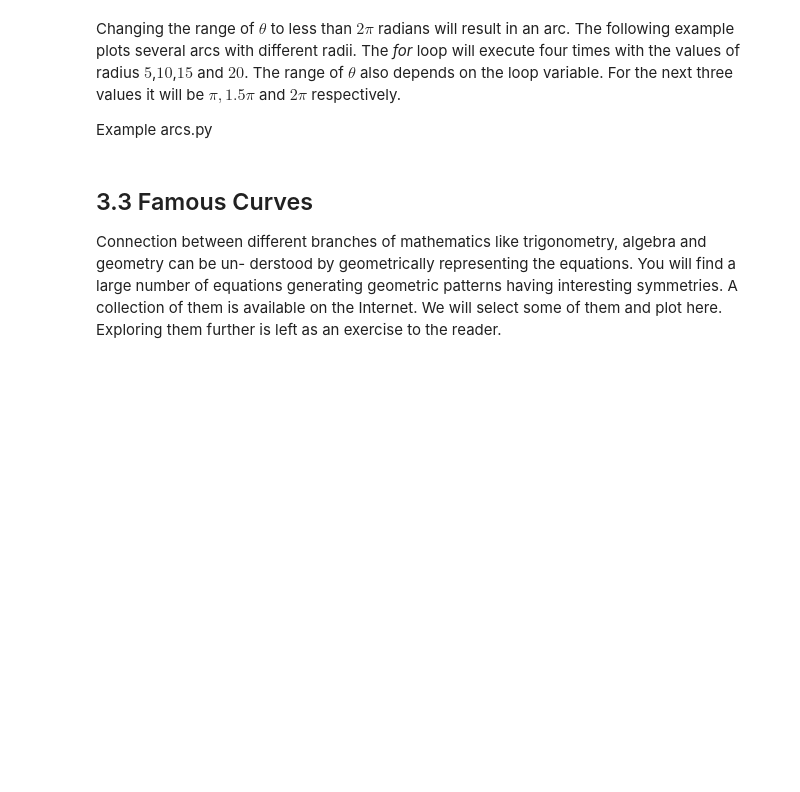
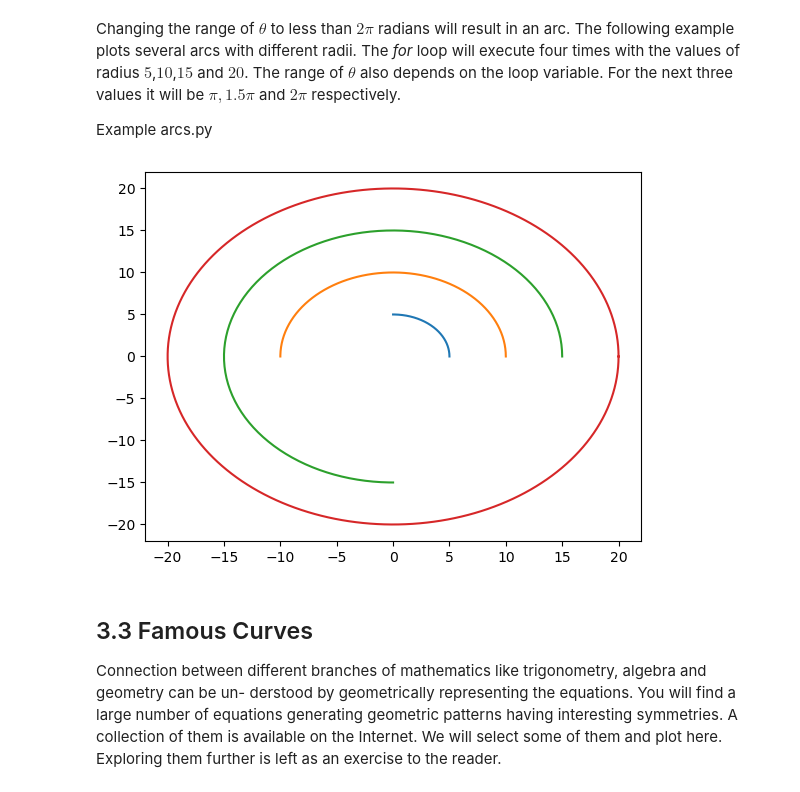
Before and after one commit to jacobantony987/python, a Jupyter notebook: 5SEC300 Python.ipynb, the cells around one changed output. Cells and saved outputs as stored; diff of their text form; code cells hidden in the pictures; blank space fills up the shorter version.

```diff
--- a/5SEC300 Python.ipynb
+++ b/5SEC300 Python.ipynb
@@ -1859,6 +1885,17 @@ show()
 Changing the range of $\theta$ to less than $2\pi$ radians will result in an arc. The following example plots several arcs with different radii. The *for* loop will execute four times with the values of radius $5$,$10$,$15$ and $20$. The range of $\theta$ also depends on the loop variable. For the next three values it will be $\pi,1.5\pi$ and $2\pi$ respectively.
 
 Example arcs.py
+# %%
+from pylab import *
+a = 10.0
+for a in range(5,21,5):
+    th = linspace(0, pi * a/10, 200)
+    x = a * cos(th)
+    y = a * sin(th)
+    plot(x,y)
+show()
+# %% [output]
+[figure, added]
 # %% [markdown]
 ## 3.3 Famous Curves
 
```
Also changed, not shown: parts of 68 cells of this notebook.
